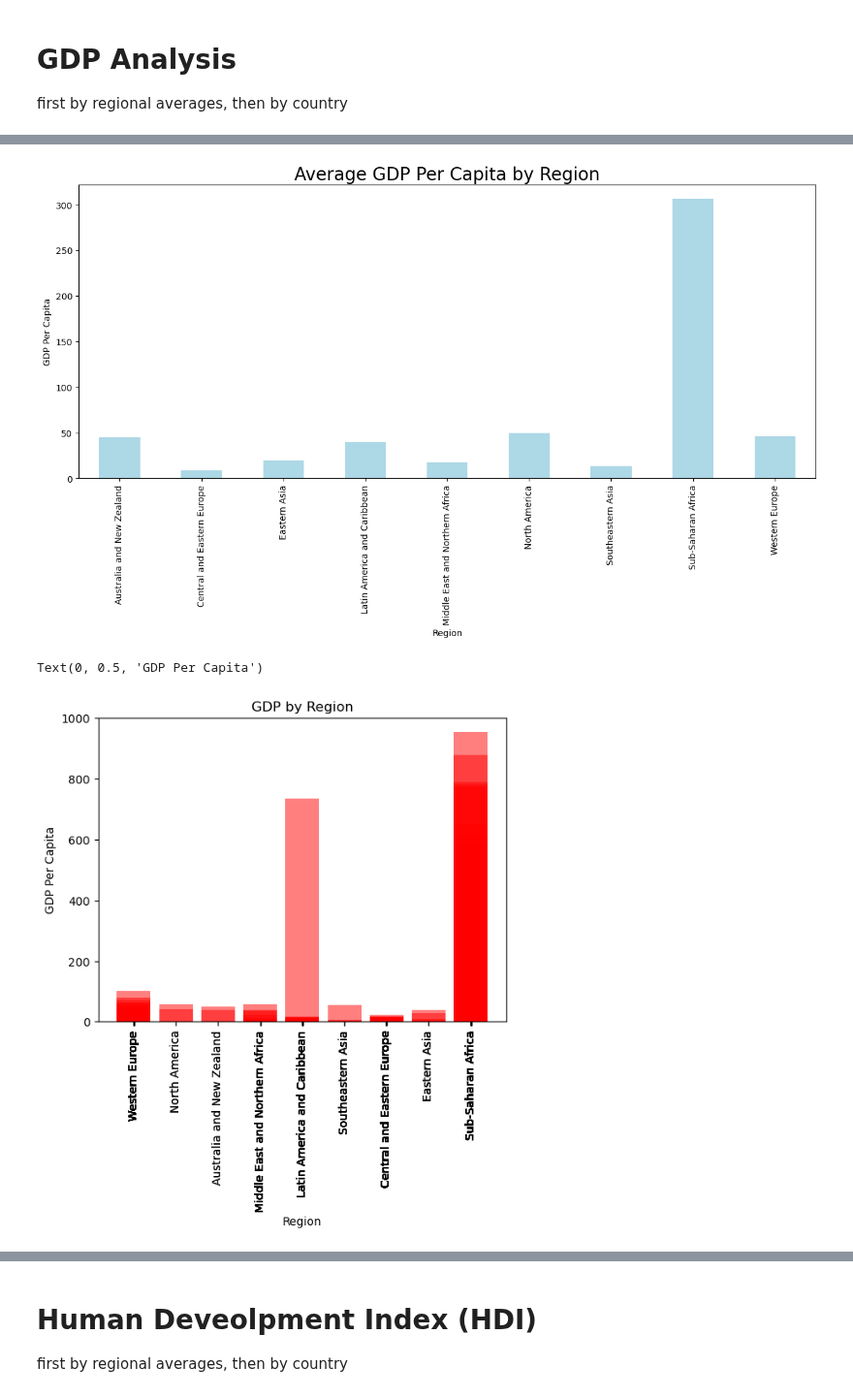
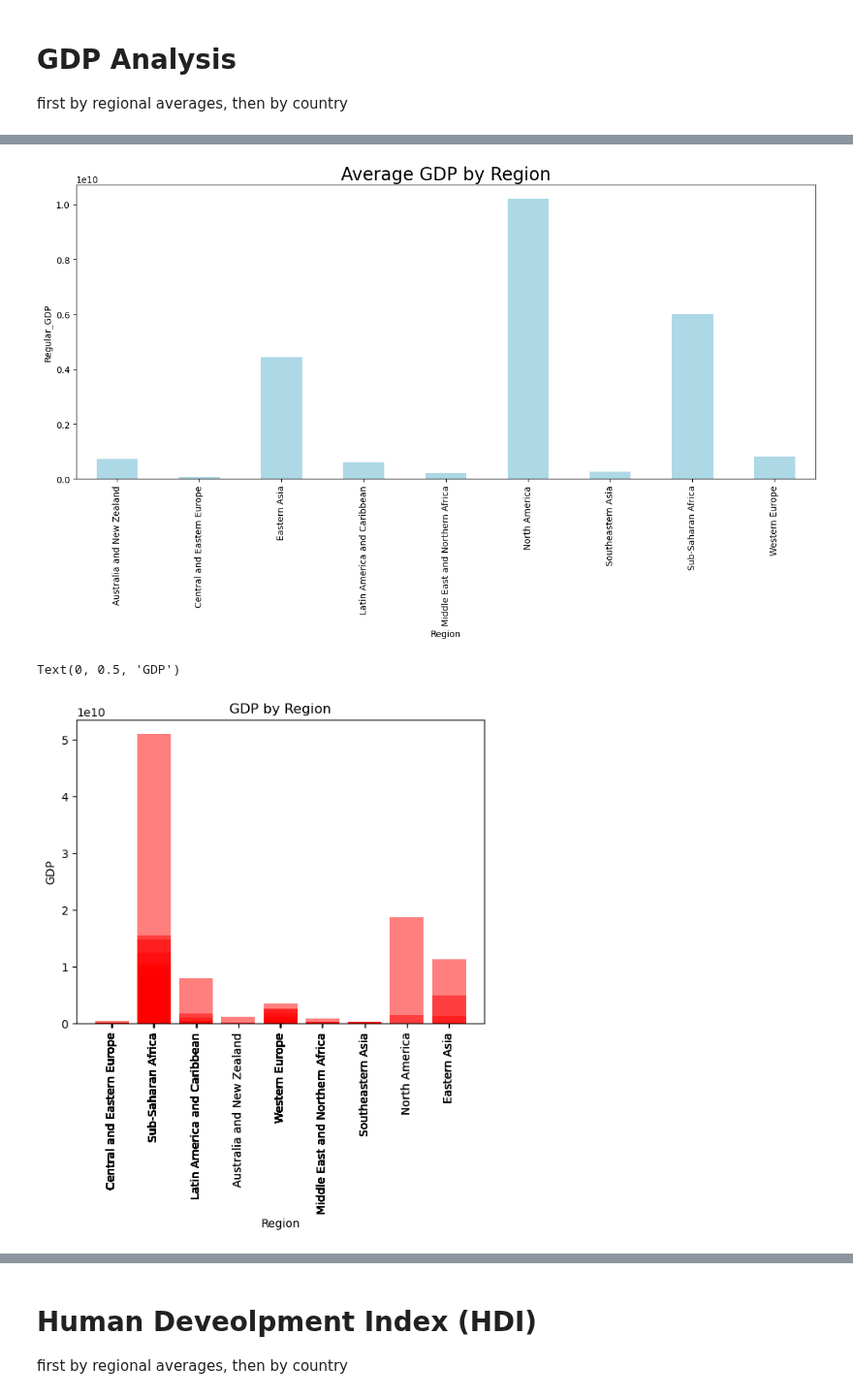
Before and after one commit to mattcaseycpa/project1, a Jupyter notebook: project.ipynb, the cells around one changed output, grey strips where cells are left out. Shown at 97% size. Saved outputs shown, nothing was run; the diff lists cells and outputs as text; code cells hidden in the pictures.

Commit message:
adjusted GDP_percapita to GDP

```diff
--- a/project.ipynb
+++ b/project.ipynb
@@ -76,3 +62,7 @@ Index(['Country', 'Region', 'Hemisphere', 'HappinessScore', 'HDI',
 # %% [markdown]
 # Importing Population Data
 for use in averaging GDP per capita
+# %%
+pop_data = pd.read_csv("Data/Population Data/Global Population Trends(2016-2022).csv")
+pop_data_2018 = pop_data.loc[pop_data["Year"] == 2018, ["Country", "Total Population"]]
+pop_data_2018
@@ -78,0 +83,3 @@ for use in averaging GDP per capita
+# %%
+merged_data = pd.merge(pop_data_2018, data_df, how = "inner", on = "Country")
+merged_data
@@ -79,3 +100,20 @@ for use in averaging GDP per capita
 # %% [markdown]
 # GDP Analysis
 first by regional averages, then by country
+# %%
+#GDP not per capita (multiply GDP times population of each country)
+#GDP per nation
+
+# Convert 'GDP_PerCapita' column to numeric
+
+merged_data['GDP_PerCapita'] = pd.to_numeric(merged_data['GDP_PerCapita'], errors='coerce')
+
+# Create a new column 'Regular_GDP' in gdp_df by multiplying 'GDP_PerCapita' and 'Total Population'
+# Check for NaN values in 'GDP_PerCapita' and 'Total Population' columns
+nan_check = merged_data[['GDP_PerCapita', 'Total Population']].isna().any()
+
+if nan_check.any():
+    print("Warning: NaN values detected in the columns. Please handle or remove them.")
+else:
+    # Create a new column 'Regular_GDP' by multiplying 'GDP_PerCapita' and 'Total Population'
+    merged_data['Regular_GDP'] = merged_data['GDP_PerCapita'] * merged_data['Total Population']
@@ -82,4 +140,4 @@ first by regional averages, then by country
 # %%
 #Analysing GDP
-gdp_df=data_df[["Country","Region","GDP_PerCapita"]].copy()
+gdp_df=merged_data[['Country', 'Total Population', 'Region', 'GDP_PerCapita', 'Regular_GDP']]
 gdp_df
@@ -86,29 +158,28 @@ gdp_df
 # %%
 #Average GDP by Region
-#***** need to adjust GDP per capita to just GDP (mult by pop of each country) before taking average
 plt.figure(figsize=(15, 6))
-gdp_df.groupby('Region')['GDP_PerCapita'].mean().plot(kind='bar', color='lightblue')
-plt.title('Average GDP Per Capita by Region', fontsize=20)
+gdp_df.groupby('Region')['Regular_GDP'].mean().plot(kind='bar', color='lightblue')
+plt.title('Average GDP by Region', fontsize=20)
 plt.xlabel('Region')
-plt.ylabel('GDP Per Capita')
+plt.ylabel('Regular_GDP')
 plt.xticks(rotation=90)
 plt.show()
 # %% [output]
-[figure, old version]
+[figure, new version]
 # %%
 #chart for GDP by Region
-gdp=gdp_df["GDP_PerCapita"]
+gdp=gdp_df["Regular_GDP"]
 region=gdp_df["Region"]
 
 plt.bar(region,gdp,color="r",alpha=0.5,align="center")
 tick_loactions=[value for value in region]
 plt.xticks(tick_loactions,region,rotation=90)
 
 plt.title("GDP by Region")
 plt.xlabel("Region")
-plt.ylabel("GDP Per Capita")
+plt.ylabel("GDP")
 # %% [output]
-Text(0, 0.5, 'GDP Per Capita')
+Text(0, 0.5, 'GDP')
-[figure, old version]
+[figure, new version]
 # %%
 #top 20 GDP countries
```
Also changed, not shown: parts of 11 cells of this notebook.
